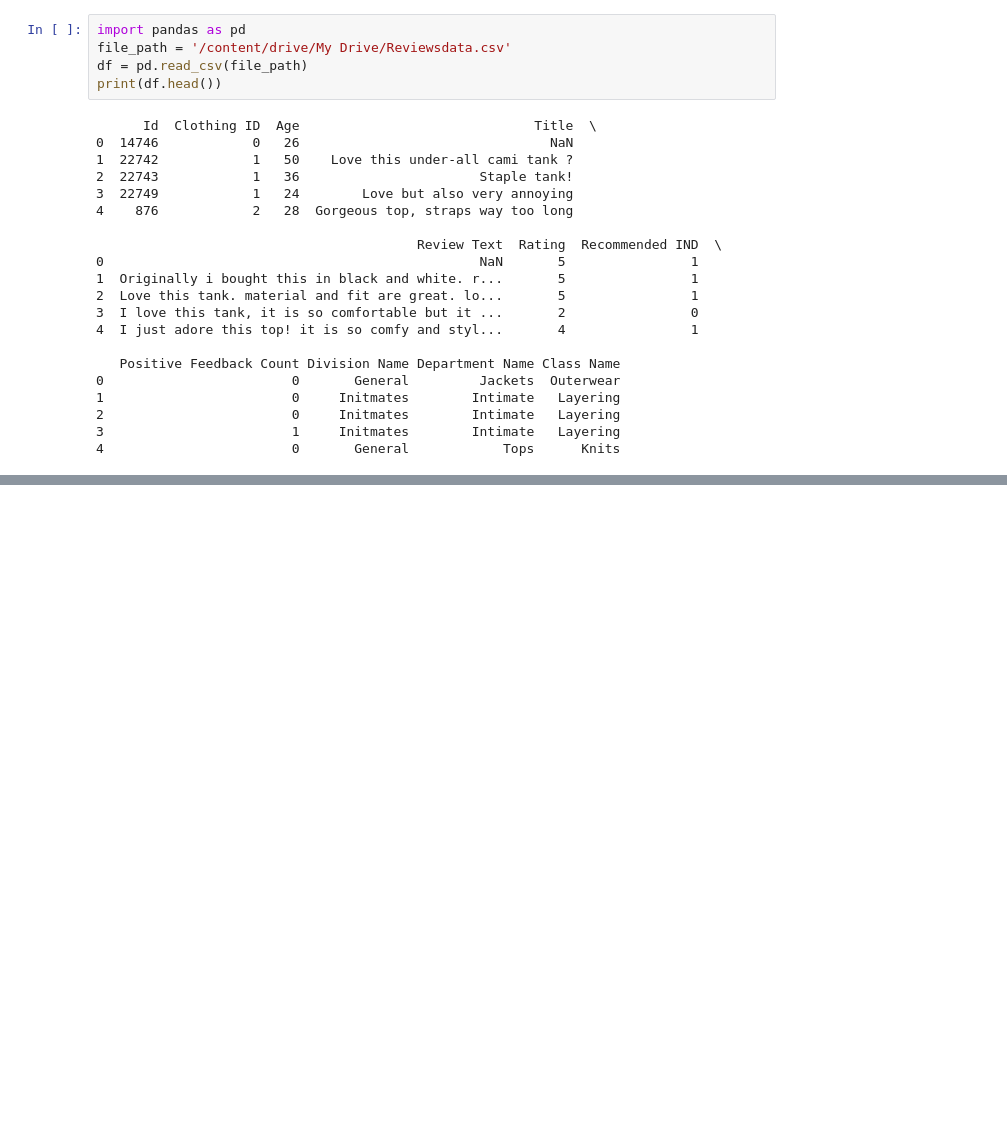
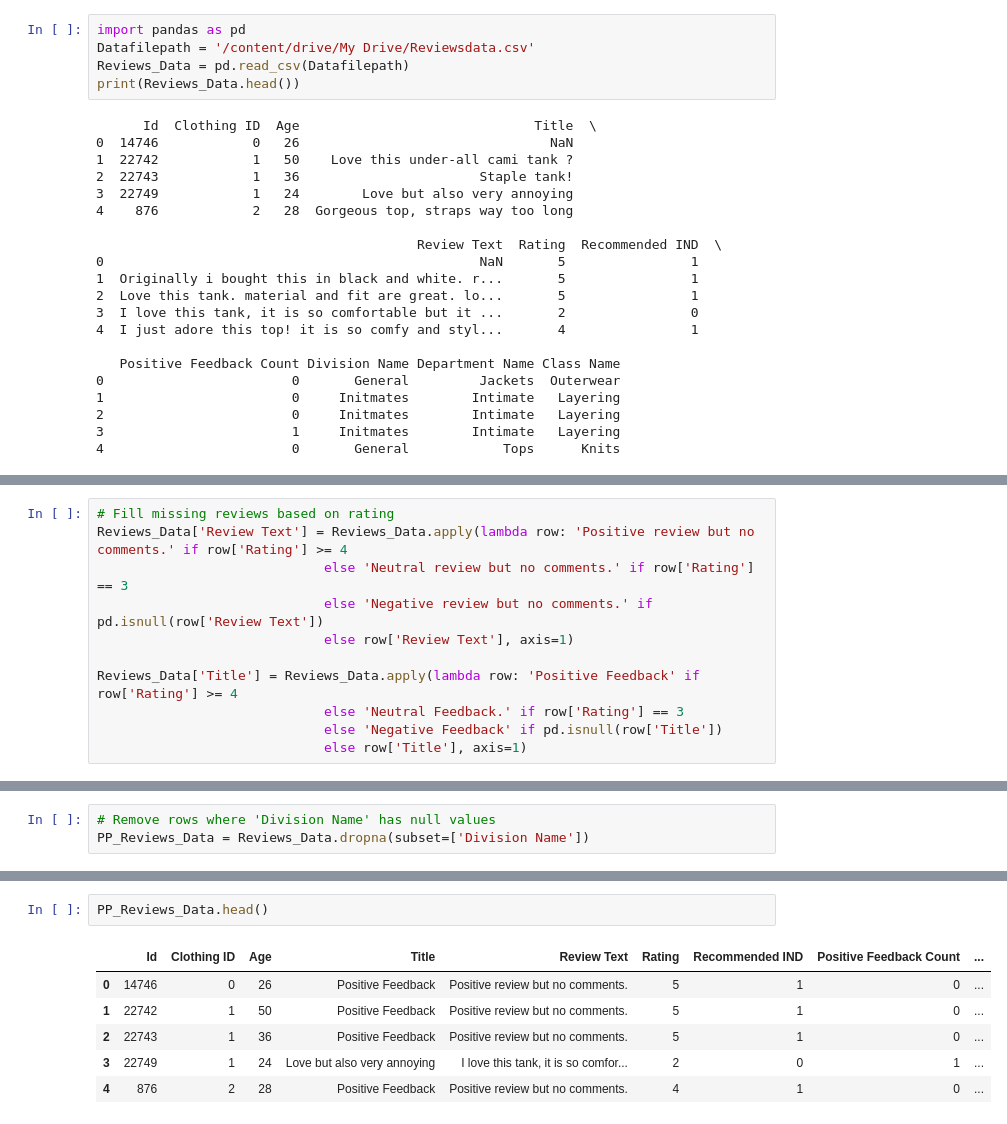
Before and after one commit to Prasanna3528/SentimentAnalysis_Project, a Jupyter notebook: Dissertation_Code1.ipynb, the cells around one changed output, grey strips where cells are left out. Saved outputs shown, nothing was run; the diff lists cells and outputs as text; blank space fills up the shorter version.

Commit message:
Completed the code till pre-processing steps to the dataframe

```diff
--- a/Dissertation_Code1.ipynb
+++ b/Dissertation_Code1.ipynb
@@ -8,8 +8,8 @@ Drive already mounted at /content/drive; to attempt to forcibly remount, call dr
 # %%
 import pandas as pd
-file_path = '/content/drive/My Drive/Reviewsdata.csv'
-df = pd.read_csv(file_path)
-print(df.head())
+Datafilepath = '/content/drive/My Drive/Reviewsdata.csv'
+Reviews_Data = pd.read_csv(Datafilepath)
+print(Reviews_Data.head())
 # %% [output]
       Id  Clothing ID  Age                              Title  \
 0  14746            0   26                                NaN
@@ -47,0 +83,11 @@ print("abcd")
+# %%
+# Fill missing reviews based on rating
+Reviews_Data['Review Text'] = Reviews_Data.apply(lambda row: 'Positive review but no comments.' if row['Rating'] >= 4
+                             else 'Neutral review but no comments.' if row['Rating'] == 3
+                             else 'Negative review but no comments.' if pd.isnull(row['Review Text'])
+                             else row['Review Text'], axis=1)
+
+Reviews_Data['Title'] = Reviews_Data.apply(lambda row: 'Positive Feedback' if row['Rating'] >= 4
+                             else 'Neutral Feedback.' if row['Rating'] == 3
+                             else 'Negative Feedback' if pd.isnull(row['Title'])
+                             else row['Title'], axis=1)
@@ -47,0 +110,3 @@ print("abcd")
+# %%
+# Remove rows where 'Division Name' has null values
+PP_Reviews_Data = Reviews_Data.dropna(subset=['Division Name'])
@@ -47,0 +129,9 @@ print("abcd")
+# %%
+PP_Reviews_Data.head()
+# %% [output]
+|  | Id | Clothing ID | Age | Title | Review Text | Rating | Recommended IND | Positive Feedback Count | ... |
+| 0 | 14746 | 0 | 26 | Positive Feedback | Positive review but no comments. | 5 | 1 | 0 | ... |
+| 1 | 22742 | 1 | 50 | Positive Feedback | Positive review but no comments. | 5 | 1 | 0 | ... |
+| 2 | 22743 | 1 | 36 | Positive Feedback | Positive review but no comments. | 5 | 1 | 0 | ... |
+| 3 | 22749 | 1 | 24 | Love but also very annoying | I love this tank, it is so comfor... | 2 | 0 | 1 | ... |
+| 4 | 876 | 2 | 28 | Positive Feedback | Positive review but no comments. | 4 | 1 | 0 | ... |
```
Also changed, not shown: parts of 9 cells of this notebook.
